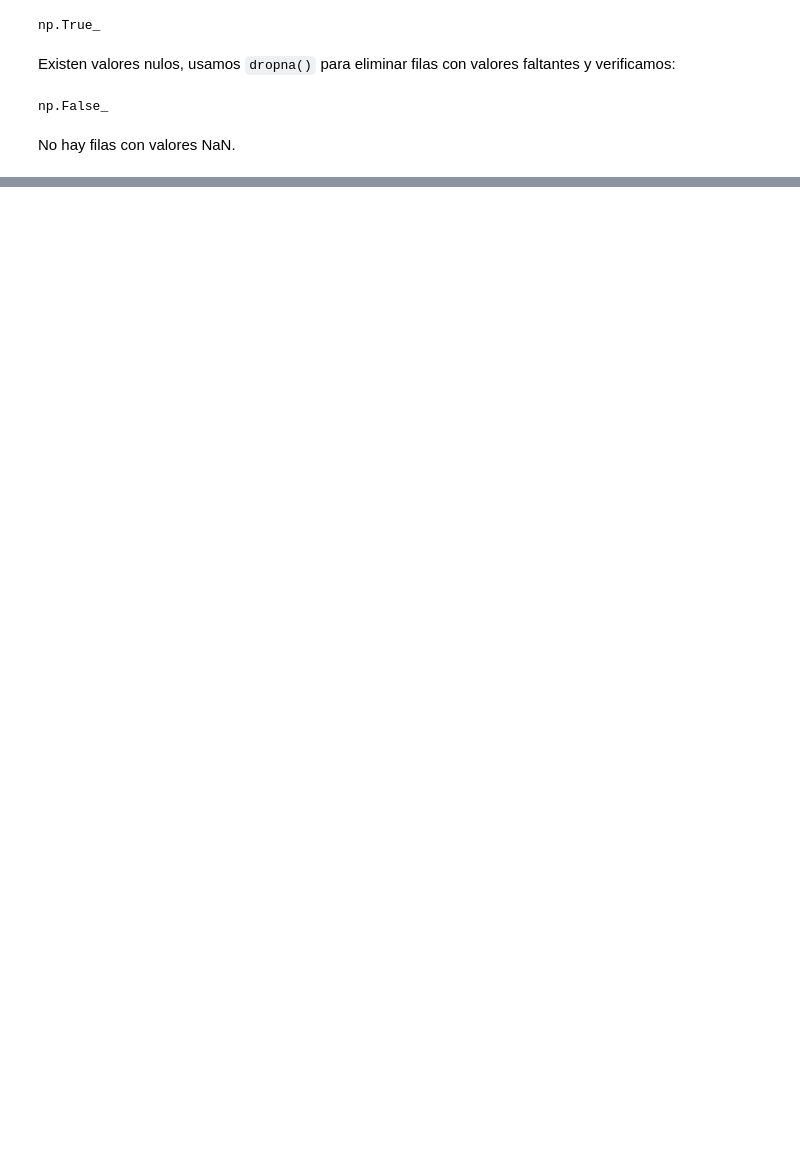
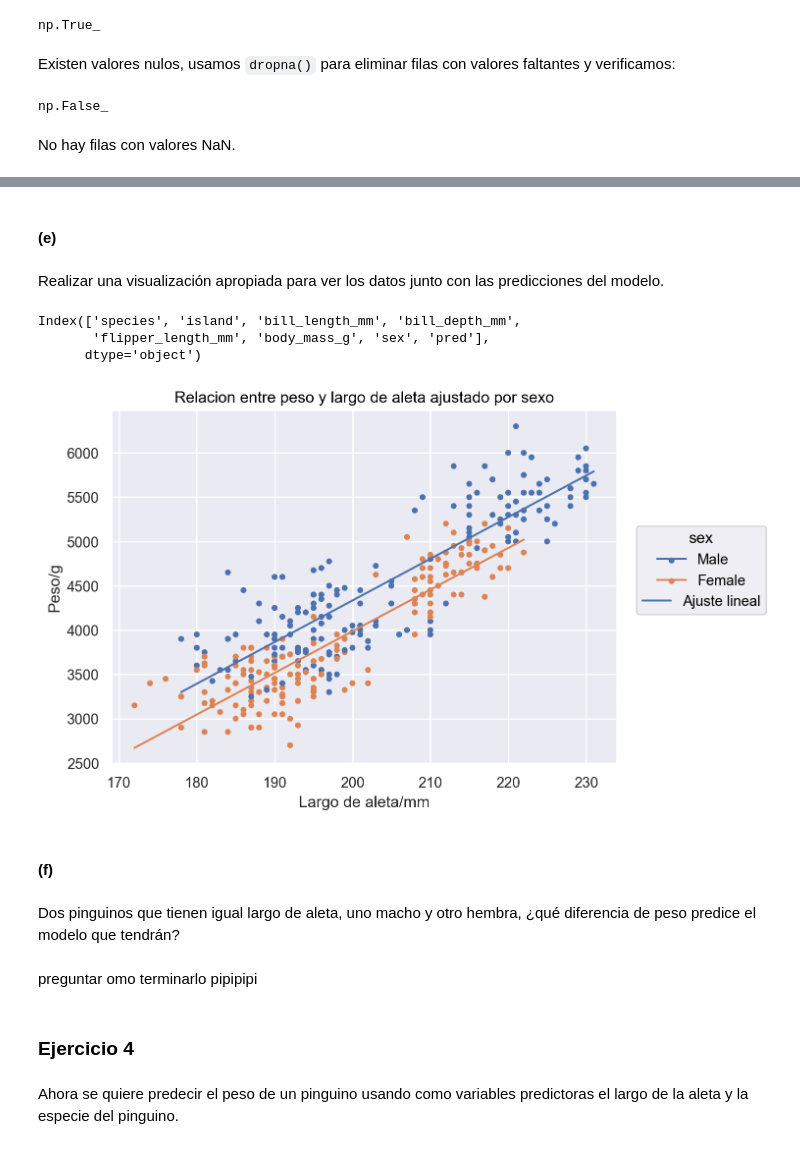
Before and after one commit to lmendezayl/uba-ldd-ic, a Jupyter notebook: guias/soluciones/practica7.ipynb, the cells around one changed output, grey strips where cells are left out. Drawn from its saved outputs; the diff is of its cells as text; code cells hidden in the pictures; blank space fills up the shorter version.

```diff
--- a/guias/soluciones/practica7.ipynb
+++ b/guias/soluciones/practica7.ipynb
@@ -49,0 +300,5 @@ penguins_train, penguins_test = train_test_split(penguins, test_size=0.2, random
+# %%
+# creamos el dataset again
+penguins = sns.load_dataset("penguins")
+penguins = penguins.dropna()
+penguins.head()
@@ -49,0 +333,3 @@ penguins_train, penguins_test = train_test_split(penguins, test_size=0.2, random
+# %%
+y, X = Formula("body_mass_g ~ flipper_length_mm + sex ").get_model_matrix(penguins)
+display(X)
@@ -49,0 +356,6 @@ penguins_train, penguins_test = train_test_split(penguins, test_size=0.2, random
+# %%
+modelo = LinearRegression(fit_intercept=False)
+modelo.fit(X, y)
+penguins['pred'] = modelo.predict(X)
+print(modelo.coef_[0])
+print("RMSE: ", np.sqrt(mean_squared_error(y, penguins['pred'])))
@@ -49,0 +369,38 @@ penguins_train, penguins_test = train_test_split(penguins, test_size=0.2, random
+# %% [markdown]
+#### (e)
+# %% [markdown]
+
+Realizar una visualización apropiada para ver los datos junto con las predicciones del
+modelo.
+# %%
+penguins.columns
+# %% [output]
+Index(['species', 'island', 'bill_length_mm', 'bill_depth_mm',
+       'flipper_length_mm', 'body_mass_g', 'sex', 'pred'],
+      dtype='object')
+# %%
+(
+    so.Plot(data=penguins,
+            x="flipper_length_mm",
+            y="body_mass_g")
+    .add(so.Dot(pointsize=4), color='sex')
+    # si no tengo color='sex' en so.Line, se rompe todo porque no distingue entre sexo
+    # estuve 50 MINUTOS para entender que pasaba
+    .add(so.Line(), y='pred', color='sex', label="Ajuste lineal")
+    .label(title="Relacion entre peso y largo de aleta ajustado por sexo",
+           x="Largo de aleta/mm",
+           y="Peso/g")
+)
+# %% [output]
+[figure, added]
+# %% [markdown]
+#### (f)
+# %% [markdown]
+Dos pinguinos que tienen igual largo de aleta, uno macho y otro hembra, ¿qué diferencia de peso predice el modelo que tendrán?
+# %% [markdown]
+preguntar omo terminarlo pipipipi
+# %% [markdown]
+### Ejercicio 4
+# %% [markdown]
+Ahora se quiere predecir el peso de un pinguino usando como variables predictoras el largo de
+la aleta y la especie del pinguino.
```
Also changed, not shown: parts of 76 cells of this notebook.
